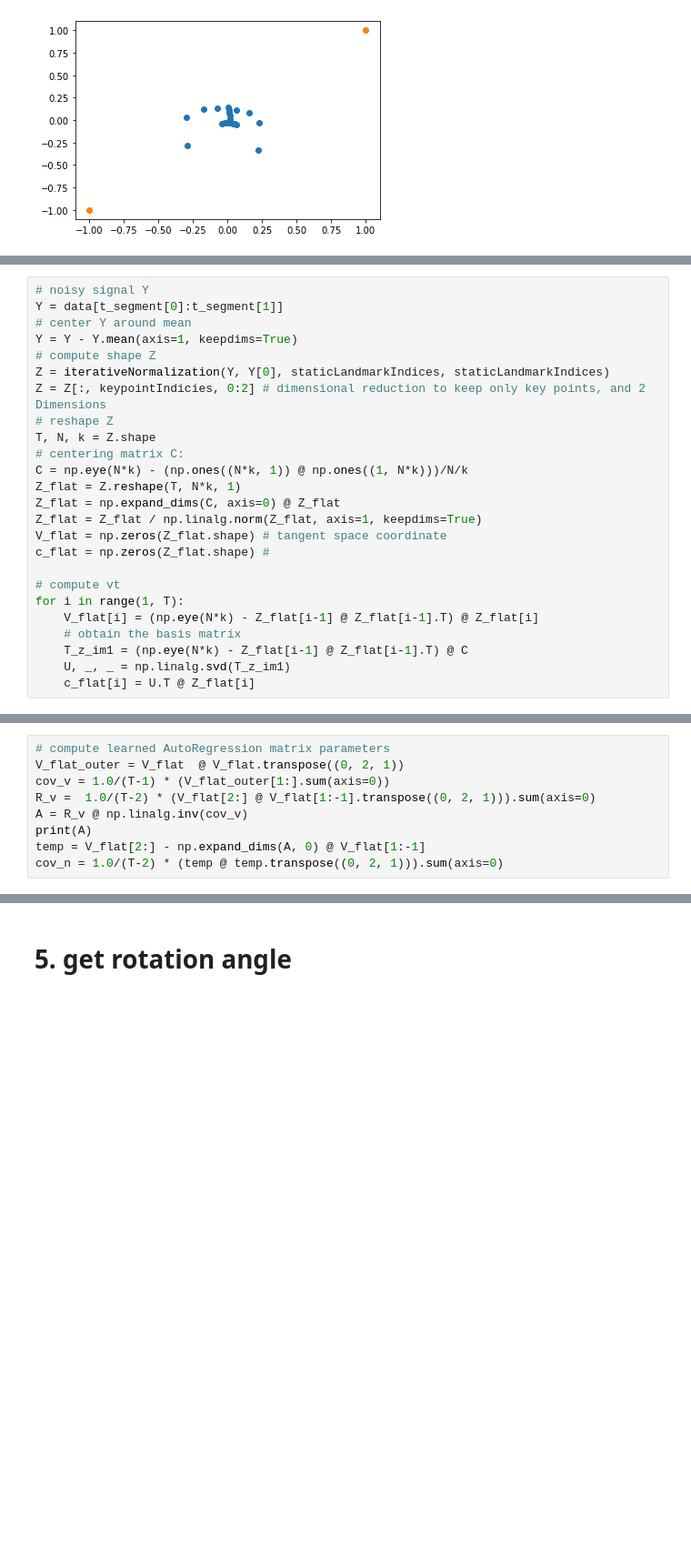
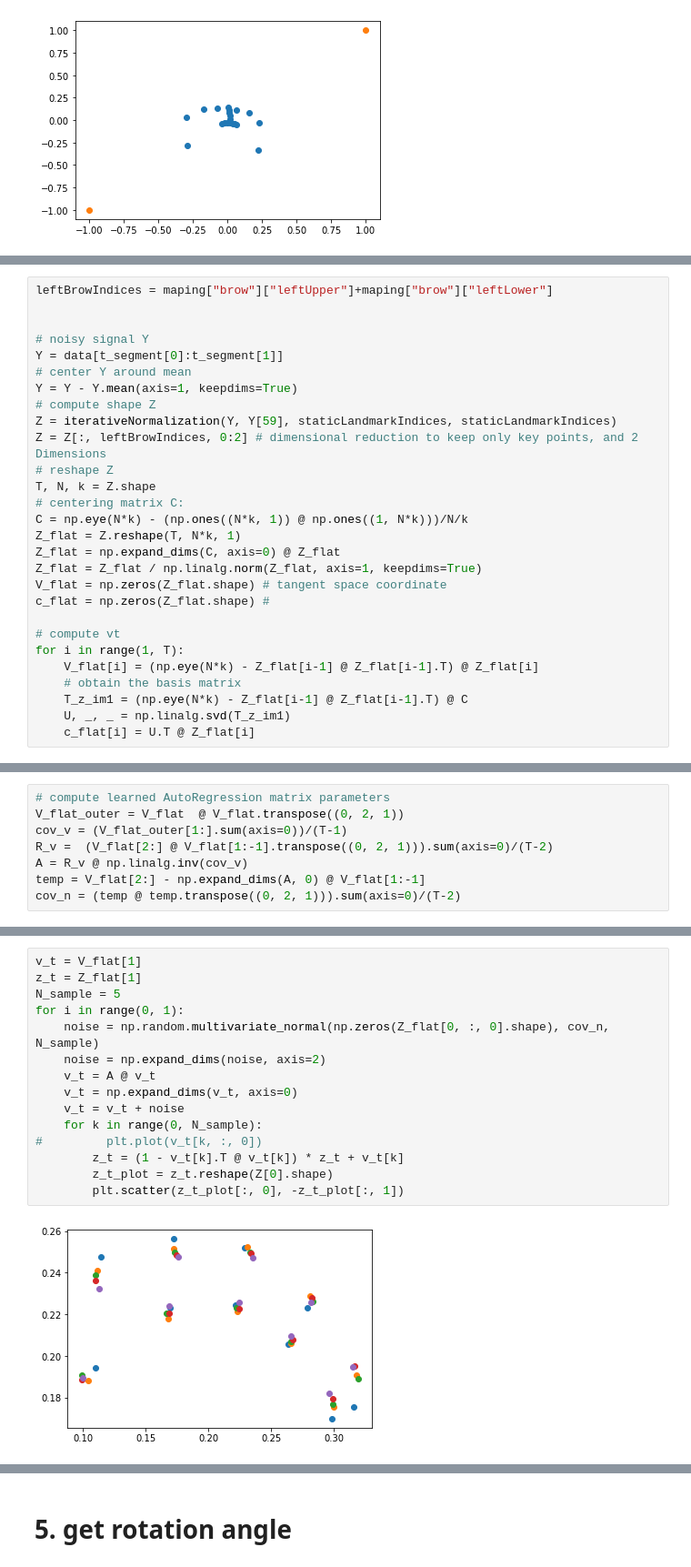
Before and after one commit to EvanSamaa/Motion_Paint, a Jupyter notebook: facial_landmarks_py/Facial normalization test.ipynb, the cells around one changed output, grey strips where cells are left out. Shown at 91% size. Saved outputs shown, nothing was run; the diff lists cells and outputs as text; blank space fills up the shorter version.

```diff
--- a/facial_landmarks_py/Facial normalization test.ipynb
+++ b/facial_landmarks_py/Facial normalization test.ipynb
@@ -632,11 +633,14 @@ plt.scatter([-1, 1], [-1, 1])
 # %%
+leftBrowIndices = maping["brow"]["leftUpper"]+maping["brow"]["leftLower"]
+
+
 # noisy signal Y
 Y = data[t_segment[0]:t_segment[1]]
 # center Y around mean
 Y = Y - Y.mean(axis=1, keepdims=True)
 # compute shape Z
-Z = iterativeNormalization(Y, Y[0], staticLandmarkIndices, staticLandmarkIndices)
-Z = Z[:, keypointIndicies, 0:2] # dimensional reduction to keep only key points, and 2 Dimensions
+Z = iterativeNormalization(Y, Y[59], staticLandmarkIndices, staticLandmarkIndices)
+Z = Z[:, leftBrowIndices, 0:2] # dimensional reduction to keep only key points, and 2 Dimensions
 # reshape Z
 T, N, k = Z.shape
 # centering matrix C:
@@ -676,9 +661,8 @@ for i in range(1, T):
 # %%
 # compute learned AutoRegression matrix parameters
 V_flat_outer = V_flat  @ V_flat.transpose((0, 2, 1))
-cov_v = 1.0/(T-1) * (V_flat_outer[1:].sum(axis=0))
-R_v =  1.0/(T-2) * (V_flat[2:] @ V_flat[1:-1].transpose((0, 2, 1))).sum(axis=0)
+cov_v = (V_flat_outer[1:].sum(axis=0))/(T-1)
+R_v =  (V_flat[2:] @ V_flat[1:-1].transpose((0, 2, 1))).sum(axis=0)/(T-2)
 A = R_v @ np.linalg.inv(cov_v)
-print(A)
 temp = V_flat[2:] - np.expand_dims(A, 0) @ V_flat[1:-1]
-cov_n = 1.0/(T-2) * (temp @ temp.transpose((0, 2, 1))).sum(axis=0)
+cov_n = (temp @ temp.transpose((0, 2, 1))).sum(axis=0)/(T-2)
@@ -703,2 +669,19 @@ print(np.linalg.det(cov_v))
+# %%
+v_t = V_flat[1]
+z_t = Z_flat[1]
+N_sample = 5
+for i in range(0, 1):
+    noise = np.random.multivariate_normal(np.zeros(Z_flat[0, :, 0].shape), cov_n, N_sample)
+    noise = np.expand_dims(noise, axis=2)
+    v_t = A @ v_t
+    v_t = np.expand_dims(v_t, axis=0)
+    v_t = v_t + noise
+    for k in range(0, N_sample):
+#         plt.plot(v_t[k, :, 0])
+        z_t = (1 - v_t[k].T @ v_t[k]) * z_t + v_t[k]
+        z_t_plot = z_t.reshape(Z[0].shape)
+        plt.scatter(z_t_plot[:, 0], -z_t_plot[:, 1])
+# %% [output]
+[figure, added]
 # %%
 np.random.seed(1)
```
Also changed, not shown: parts of 10 cells of this notebook.
